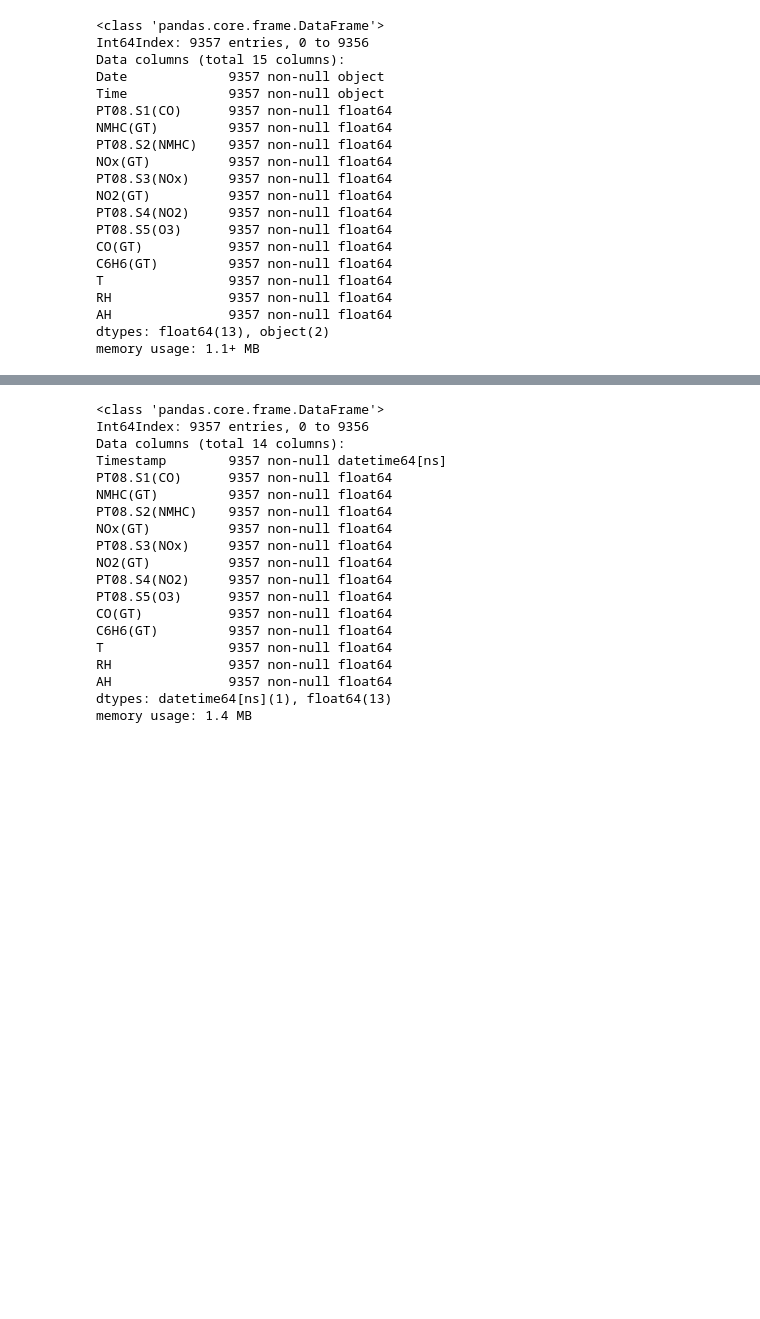
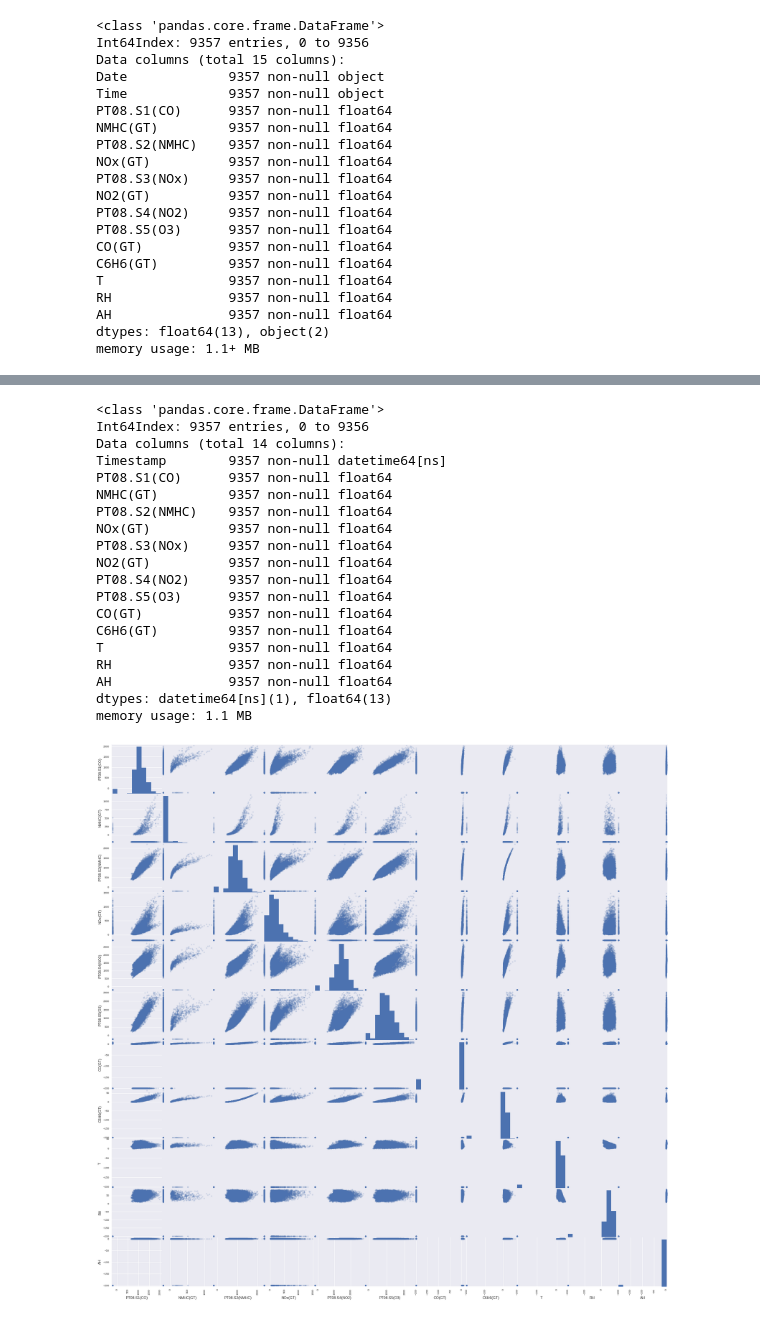
Before and after one commit to IooHooI/REGRESSION, a Jupyter notebook: REGRESSION.ipynb, the cells around one changed output, grey strips where cells are left out. Drawn from its saved outputs; the diff is of its cells as text; code cells hidden in the pictures; blank space fills up the shorter version.

```diff
--- a/REGRESSION.ipynb
+++ b/REGRESSION.ipynb
@@ -239,5 +233,3 @@ air_quality_data_frame_remove_nan_v_2_Timestamp = pd.concat(
         air_quality_data_frame_remove_nan_v_2['Date'],
         air_quality_data_frame_remove_nan_v_2_Time
     ], axis='columns').apply(lambda x: pd.to_datetime(x[0] + ' ' + x[1]), axis='columns')
-# %%
-air_quality_data_frame_remove_nan_v_2_Timestamp.rename('Timestamp', inplace=True)
@@ -262,6 +236,6 @@ Name: Timestamp, Length: 9357, dtype: datetime64[ns]
 # %%
 air_quality_data_frame_remove_nan_v_3 = pd.concat([
-    air_quality_data_frame_remove_nan_v_2_Timestamp,
+    air_quality_data_frame_remove_nan_v_2_Timestamp.rename('Timestamp', inplace=True),
     air_quality_data_frame_remove_nan_v_2.drop(['Date', 'Time'], axis='columns')
 ], axis='columns')
 # %%
@@ -306,4 +280,14 @@ T                9357 non-null float64
 RH               9357 non-null float64
 AH               9357 non-null float64
 dtypes: datetime64[ns](1), float64(13)
-memory usage: 1.4 MB
+memory usage: 1.1 MB
+# %%
+pd.tools.plotting.scatter_matrix(
+    air_quality_data_frame_remove_nan_v_3[['PT08.S1(CO)', 'NMHC(GT)', 'PT08.S2(NMHC)', 'NOx(GT)', 'PT08.S4(NO2)', 'PT08.S5(O3)', 'CO(GT)', 'C6H6(GT)', 'T', 'RH', 'AH']],
+    alpha=0.2,
+    figsize=(30, 30),
+    diagonal='hist'
+)
+pylab.show()
+# %% [output]
+[figure, added]
```
Also changed, not shown: parts of 10 cells of this notebook.
